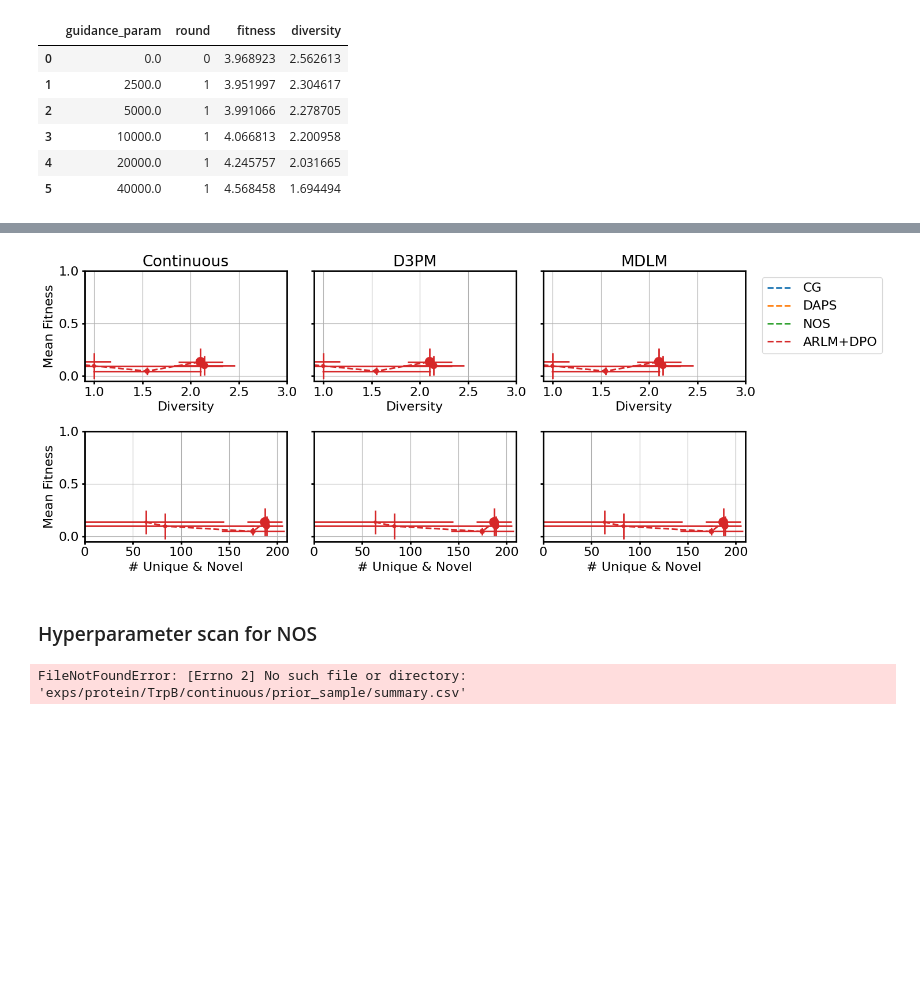
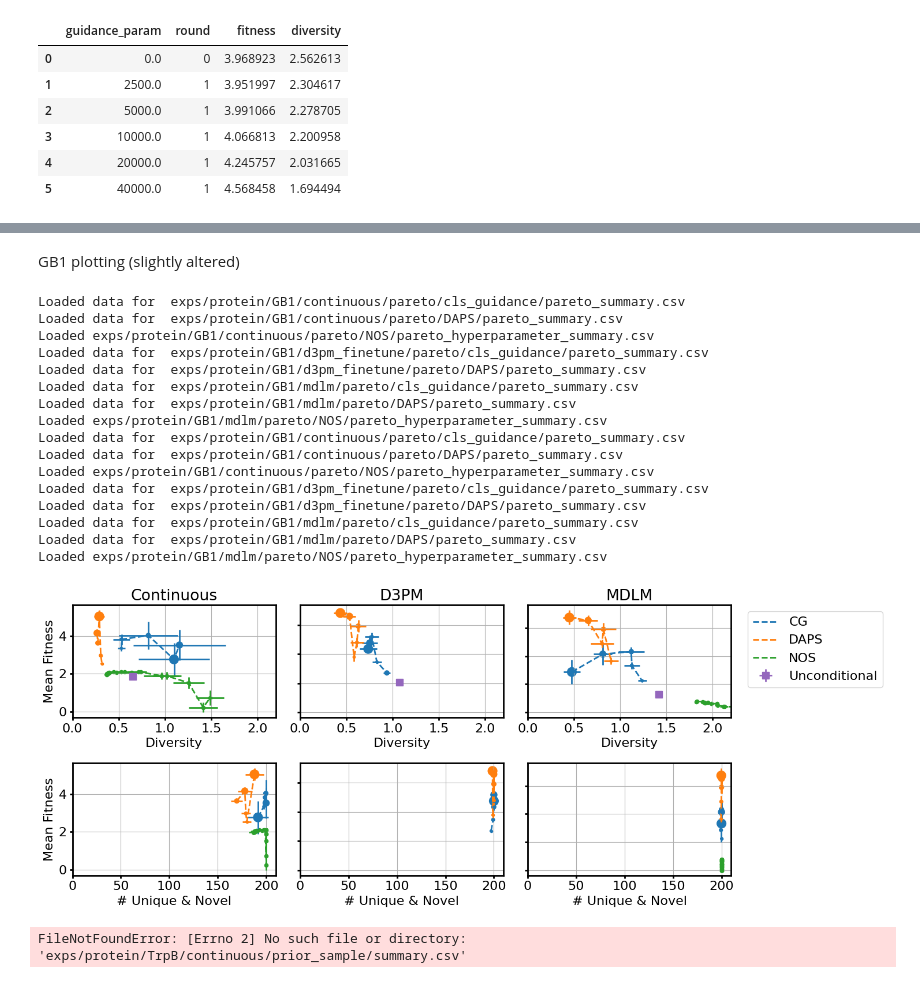
Before and after one commit to Komod0D/SGPO, a Jupyter notebook: analysis.ipynb, the cells around one changed output, grey strips where cells are left out. Cells and saved outputs as stored; diff of their text form; code cells hidden in the pictures; blank space fills up the shorter version.

Commit message:
a bunch of analysis for NOS hyperparameters

```diff
--- a/analysis.ipynb
+++ b/analysis.ipynb
@@ -403,3 +605,5 @@ df
+# %% [markdown]
+GB1 plotting (slightly altered)
 # %%
 models = ["continuous", "d3pm_finetune", "mdlm"] #"continuous" #"d3pm_finetune", "d3pm_finetune", "causalLM_finetune"
 model_names = ["Continuous", "D3PM", "MDLM"]
@@ -413,7 +617,7 @@ diversity_metrics = [shannon_entropy, "nunique"] #"nunique"  #shannon_entropy #"
 task = "unconstrained"
 
 plt.figure(figsize=(15, 6))
-protein = "TrpB"
+protein = "GB1"
 
 for i, diversity_metric in enumerate(diversity_metrics):
     for j, (model, model_name) in enumerate(zip(models, model_names)):
@@ -427,6 +631,13 @@ for i, diversity_metric in enumerate(diversity_metrics):
                     try:
                         df = pd.read_csv(f"exps/protein/{protein}/causalLM_finetune/pareto/DPO/pareto_summary.csv")
                     except:
+                        continue
+                elif method == "NOS":
+                    try:
+                        df = pd.read_csv(f"exps/protein/{protein}/{model}/pareto/NOS/pareto_hyperparameter_summary.csv")
+                        print("Loaded", f"exps/protein/{protein}/{model}/pareto/NOS/pareto_hyperparameter_summary.csv")
+                    except:
+                        plt.plot(0, 0, "--", color=color, label=f"{method_name}")
                         continue
                 else:
                     try:
@@ -452,25 +663,16 @@ for i, diversity_metric in enumerate(diversity_metrics):
                     #calculates sequences that are unique and novel
                     df = df[~df[["sequence", "repeat"]].apply(tuple, 1).isin(round0_df[["sequence", "repeat"]].apply(tuple, 1))]
 
-                df = df.groupby(["guidance_param", "task", "repeat"]).agg({"fitness": "mean", "sequence": diversity_metric}).reset_index()
+
+                grouping_columns = ["nos_stability_coeff", "nos_num_steps", "nos_step_size"] if method == "NOS" else ["guidance_param"]
+
+                df = df.groupby(grouping_columns + ["task", "repeat"]).agg({"fitness": "mean", "sequence": diversity_metric}).reset_index()
                 df = df.rename(columns={"sequence": "diversity"})
-
 
                 subset_df = df[df["task"] == task]
 
                 # Compute aggregated statistics for fitness and diversity
-                grouped = subset_df.groupby("guidance_param")[["fitness", "diversity"]].agg(["mean", "std"]).reset_index()
-                #grouped = df.groupby("guidance_param")["fitness", "diversity"].agg(["mean", "std"]).reset_index()
-
-
-                # if model == "continuous":
-                #     sizes = np.log10(grouped["guidance_param"])*40
-                # elif model == "d3pm_finetune" and method == "cls_guidance":
-                #     sizes = -np.log10(grouped["guidance_param"])*40
-                # elif method == "DAPS":
-                #     sizes = (np.log10(grouped["guidance_param"]) + 2)*40
-                # elif method == "DPO":
-                #     sizes = (np.log10(grouped["guidance_param"]) + 2)*40
+                grouped = subset_df.groupby(grouping_columns)[["fitness", "diversity"]].agg(["mean", "std"]).reset_index()
 
                 grouped = grouped.sort_values(by=("diversity", "mean"))
 
@@ -479,11 +681,14 @@ for i, diversity_metric in enumerate(diversity_metrics):
                 #ascending = False
 
                 order = grouped.sort_values(by=("diversity", "mean"), ascending=ascending).index.values
-                sizes = [8, 16, 32, 64, 128]
-                sizes = sizes[:len(order)]
-                #reorder the sizes
-                #print(order)
-                sizes = [sizes[i] for i in order]
+                if method == "NOS":
+                    sizes = 20
+                else:
+                    sizes = [8, 16, 32, 64, 128]
+                    sizes = sizes[:len(order)]
+                    #reorder the sizes
+                    #print(order)
+                    sizes = [sizes[i] for i in order]
 
                 # Plot mean with dots and no lines
                 #sort from low to high diversity value mean subset
@@ -537,37 +742,51 @@ for i, diversity_metric in enumerate(diversity_metrics):
             plt.gca().set_yticklabels([])
 
         if diversity_metric == "nunique":
             plt.xlim(0, 210)
             plt.xlabel("# Unique & Novel")
         else:
             plt.xlabel("Diversity")
             if protein == "TrpB" or protein == "CreiLOV":
                 plt.xlim(0.9, 3.0)
             else:
                 plt.xlim(0, 2.2)
                 # plt.ylim(1.6,  5.5)
                 # plt.xlim(0, 4.5)
 
         if i == 0:
             plt.title(f"{model_name}")
             #plt.gca().set_xticklabels([])
             #plt.xlabel("")
 
         if protein == "TrpB":
             plt.ylim(-0.05, 1.0)
         elif protein == "CreiLOV":
             plt.ylim(3.2,  5.2)
 
         if i*3 + j + 1 == 3:
             plt.legend(bbox_to_anchor=(1.05, 1), loc='upper left')
         plt.grid()
 
 plt.tight_layout()
-plt.savefig(f"figures/pareto.svg")
+#plt.savefig(f"figures/pareto.svg")
 # %% [output]
+Loaded data for  exps/protein/GB1/continuous/pareto/cls_guidance/pareto_summary.csv
+Loaded data for  exps/protein/GB1/continuous/pareto/DAPS/pareto_summary.csv
+Loaded exps/protein/GB1/continuous/pareto/NOS/pareto_hyperparameter_summary.csv
+Loaded data for  exps/protein/GB1/d3pm_finetune/pareto/cls_guidance/pareto_summary.csv
+Loaded data for  exps/protein/GB1/d3pm_finetune/pareto/DAPS/pareto_summary.csv
+Loaded data for  exps/protein/GB1/mdlm/pareto/cls_guidance/pareto_summary.csv
+Loaded data for  exps/protein/GB1/mdlm/pareto/DAPS/pareto_summary.csv
+Loaded exps/protein/GB1/mdlm/pareto/NOS/pareto_hyperparameter_summary.csv
+Loaded data for  exps/protein/GB1/continuous/pareto/cls_guidance/pareto_summary.csv
+Loaded data for  exps/protein/GB1/continuous/pareto/DAPS/pareto_summary.csv
+Loaded exps/protein/GB1/continuous/pareto/NOS/pareto_hyperparameter_summary.csv
+Loaded data for  exps/protein/GB1/d3pm_finetune/pareto/cls_guidance/pareto_summary.csv
+Loaded data for  exps/protein/GB1/d3pm_finetune/pareto/DAPS/pareto_summary.csv
+Loaded data for  exps/protein/GB1/mdlm/pareto/cls_guidance/pareto_summary.csv
+Loaded data for  exps/protein/GB1/mdlm/pareto/DAPS/pareto_summary.csv
+Loaded exps/protein/GB1/mdlm/pareto/NOS/pareto_hyperparameter_summary.csv
-[figure, old version]
+[figure, new version]
-# %% [markdown]
-### Hyperparameter scan for NOS
 # %%
 df = pd.read_csv(f"exps/protein/TrpB/continuous/prior_sample/summary.csv")
 
```
Also changed, not shown: parts of 2 cells of this notebook, 7 other files.
